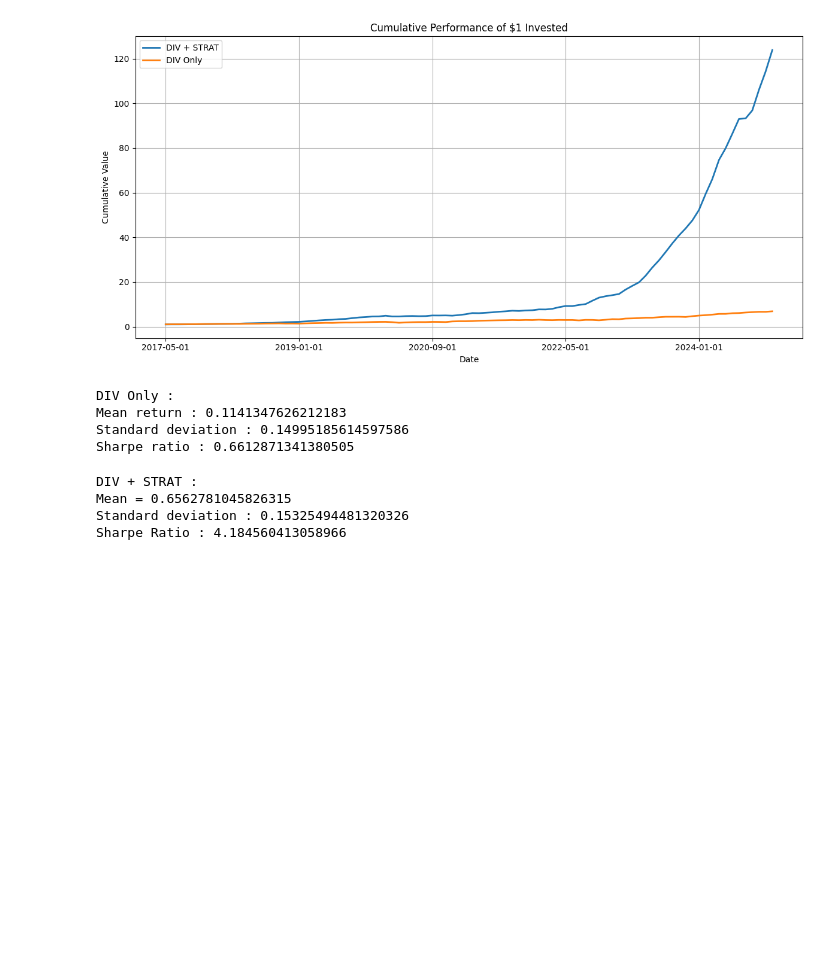
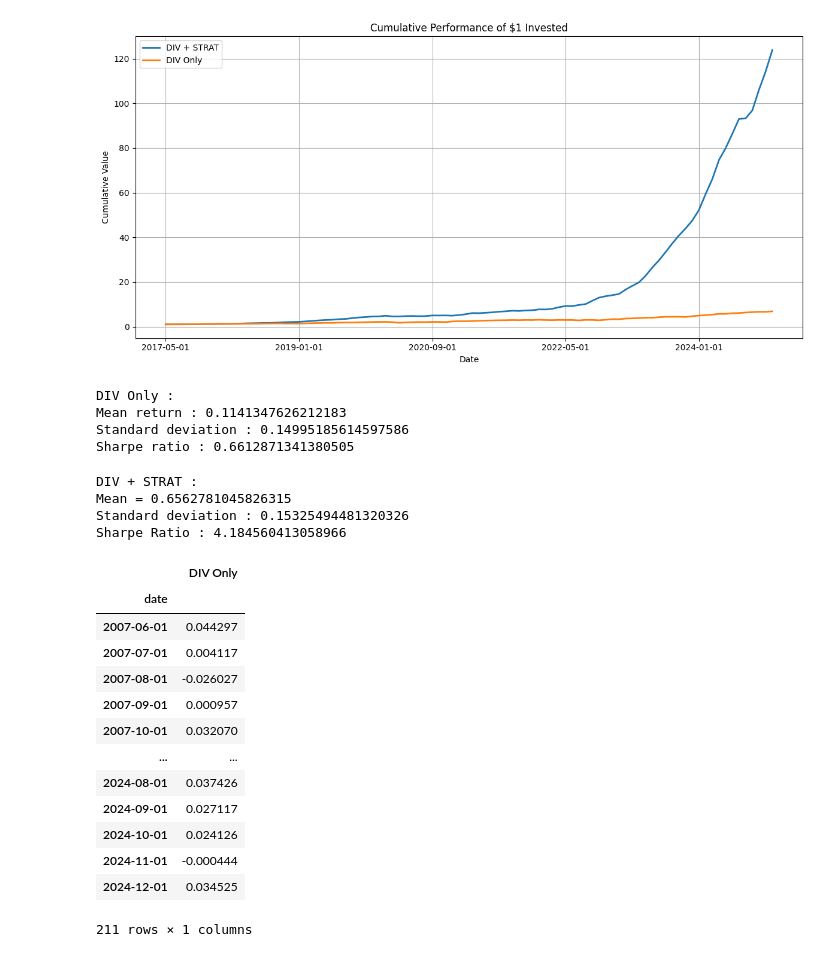
Before and after one commit to matthias-wyss/Investments-project, a Jupyter notebook: exercise8.ipynb, the cells around one changed output. Cells and saved outputs as stored; diff of their text form; code cells hidden in the pictures; blank space fills up the shorter version.

```diff
--- a/exercise8.ipynb
+++ b/exercise8.ipynb
@@ -227,3 +227,20 @@ DIV + STRAT :
 Mean = 0.6562781045826315
 Standard deviation : 0.15325494481320326
 Sharpe Ratio : 4.184560413058966
+# %%
+df_div_final
+# %% [output]
+|  | DIV Only |
+| date |  |
+| 2007-06-01 | 0.044297 |
+| 2007-07-01 | 0.004117 |
+| 2007-08-01 | -0.026027 |
+| 2007-09-01 | 0.000957 |
+| 2007-10-01 | 0.032070 |
+| ... | ... |
+| 2024-08-01 | 0.037426 |
+| 2024-09-01 | 0.027117 |
+| 2024-10-01 | 0.024126 |
+| 2024-11-01 | -0.000444 |
+| 2024-12-01 | 0.034525 |
+211 rows × 1 columns
```
Also changed, not shown: parts of 2 cells of this notebook, 2 other files.
